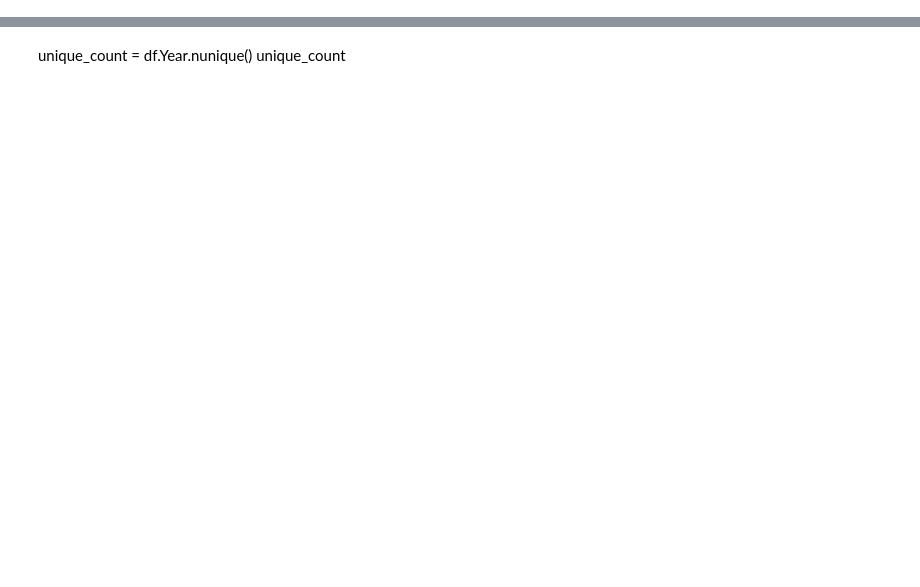
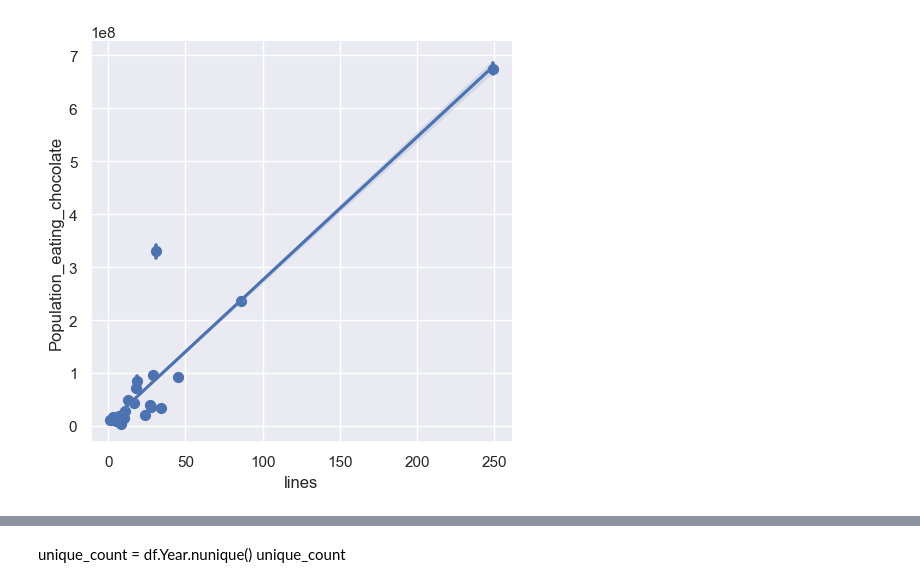
Before and after one commit to Paskored/Data-Analyst-Project_Kashtanov, a Jupyter notebook: Notebook/Курсовая V2.ipynb, the cells around one changed output, grey strips where cells are left out. Drawn from its saved outputs; the diff is of its cells as text; code cells hidden in the pictures; blank space fills up the shorter version.

```diff
--- a/Notebook/Курсовая V2.ipynb
+++ b/Notebook/Курсовая V2.ipynb
@@ -35,0 +224,6 @@ Index(['Country', 'Year', 'Total_weight_kg', 'availability_of_metro', 'lines',
+# %%
+# Графическое изображение корреляции
+sns.set(font_scale=1)
+sns.lmplot(x="lines", y="Population_eating_chocolate", data=df, x_estimator=np.mean);
+# %% [output]
+[figure, added]
```
Also changed, not shown: parts of 41 cells of this notebook, 21 other files.
